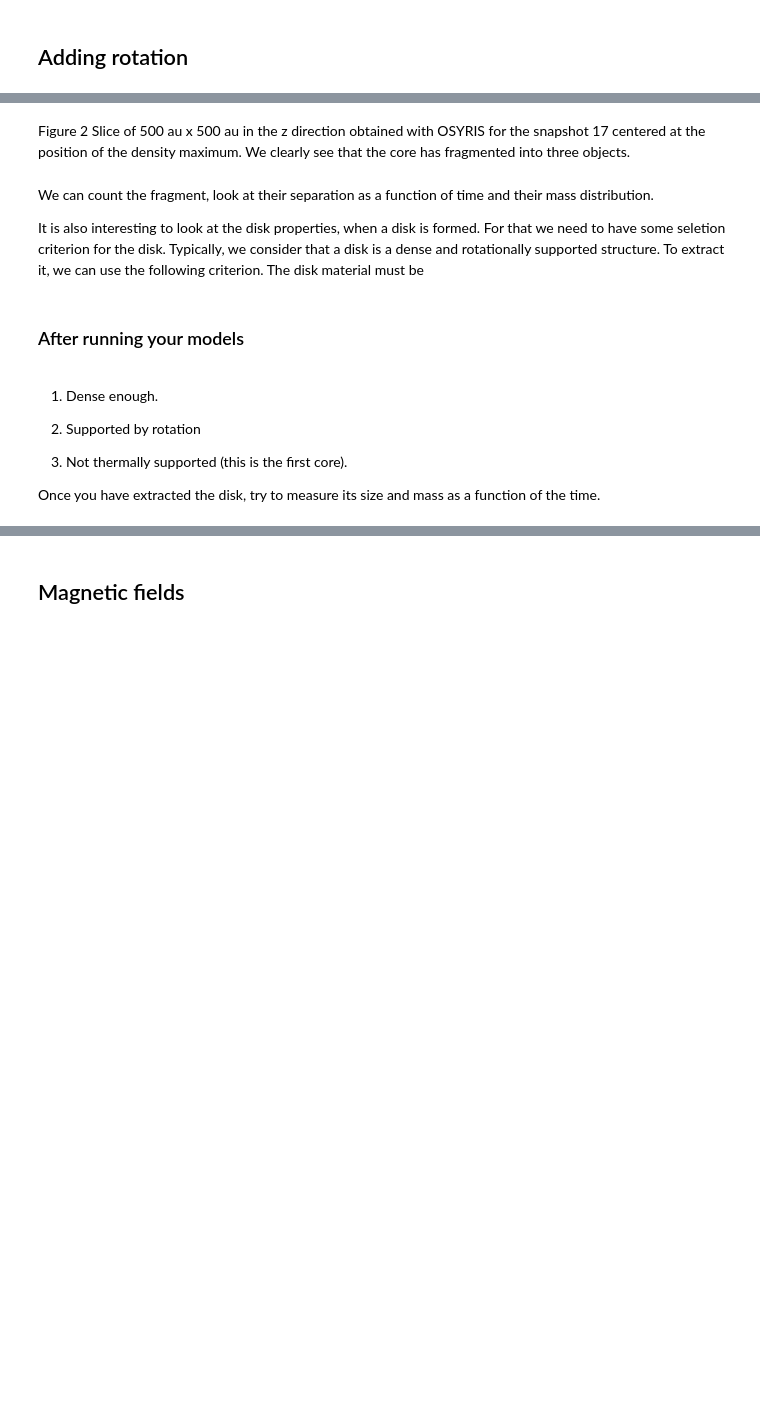
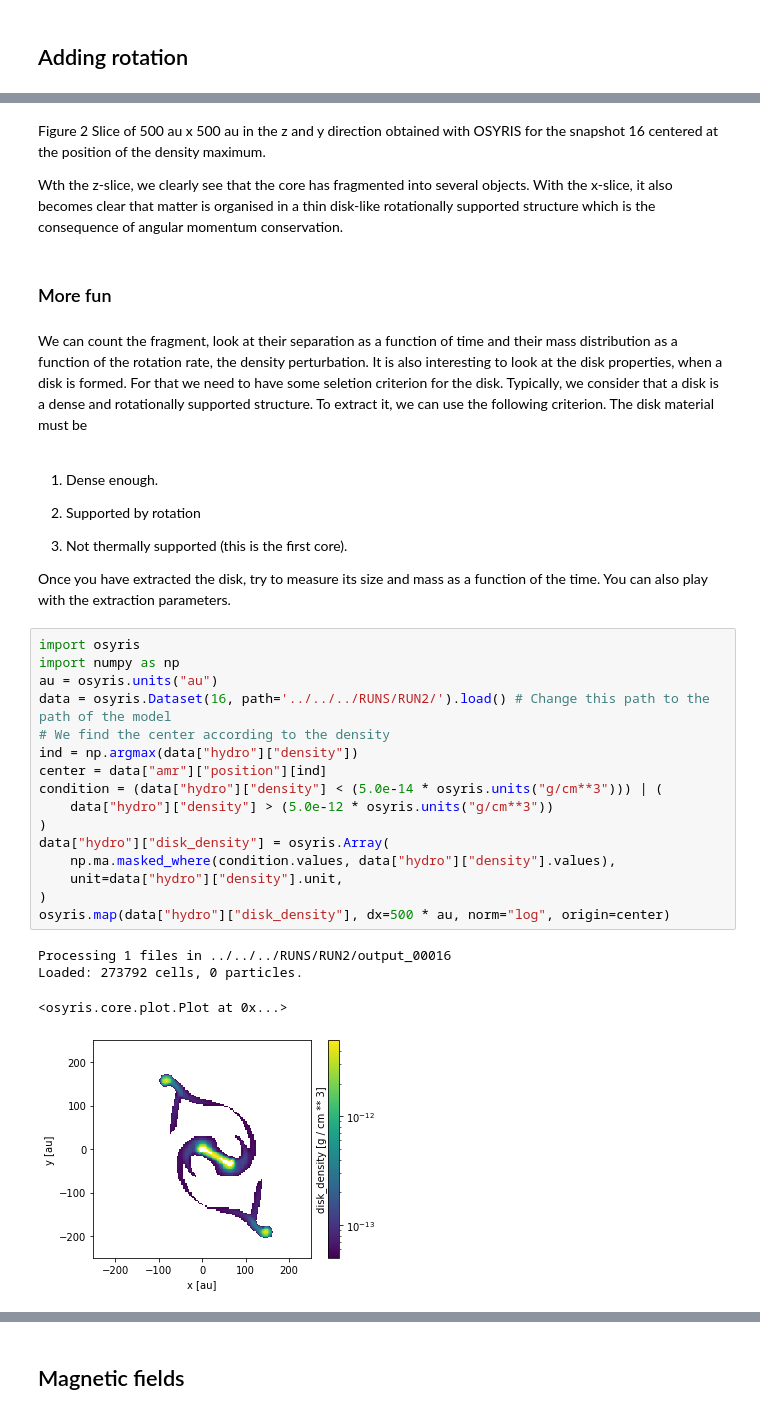
Before and after one commit to blaizot/ramses-tutorials, a Jupyter notebook: Dense-Core-Collapse/dense-core.ipynb, the cells around one changed output, grey strips where cells are left out. Drawn from its saved outputs; the diff is of its cells as text; blank space fills up the shorter version.

```diff
--- a/Dense-Core-Collapse/dense-core.ipynb
+++ b/Dense-Core-Collapse/dense-core.ipynb
@@ -200,12 +239,12 @@ Image("figures/frag.png")
 # %% [markdown]
-Figure 2 Slice of 500 au x 500 au in the z direction obtained with OSYRIS for the snapshot 17 centered at the position
-of the density maximum. We clearly see that the core has fragmented into three objects.
+Figure 2 Slice of 500 au x 500 au in the z and y direction obtained with OSYRIS for the snapshot 16 centered at the position of the density maximum.
+
+Wth the z-slice, we clearly see that the core has fragmented into several objects. With the x-slice, it also becomes clear that matter is organised in a thin disk-like rotationally supported structure which is the consequence of angular momentum conservation.
+# %% [markdown]
+### More fun
 # %% [markdown]
- We can count the fragment, look at their separation as a function of time and their mass distribution.
-
- It is also interesting to look at the disk properties, when a disk is formed. For that we need to have some seletion criterion for the disk. Typically, we consider that a disk is a dense and rotationally supported structure. To extract it, we can use the following criterion. The disk material must be
+We can count the fragment, look at their separation as a function of time and their mass distribution as a function of the rotation rate, the density perturbation.
+It is also interesting to look at the disk properties, when a disk is formed. For that we need to have some seletion criterion for the disk. Typically, we consider that a disk is a dense and rotationally supported structure. To extract it, we can use the following criterion. The disk material must be
-# %% [markdown]
-### After running your models
 # %% [markdown]
 1. Dense enough.
 
@@ -216,4 +255,25 @@ of the density maximum. We clearly see that the core has fragmented into three o
 3.  Not thermally supported (this is the first core).
 
 
-Once you have extracted the disk, try to measure its size and mass as a function of the time.
+Once you have extracted the disk, try to measure its size and mass as a function of the time. You can also play with the extraction parameters.
+# %%
+import osyris
+import numpy as np
+au = osyris.units("au")
+data = osyris.Dataset(16, path='../../../RUNS/RUN2/').load() # Change this path to the path of the model
+# We find the center according to the density
+ind = np.argmax(data["hydro"]["density"])
+center = data["amr"]["position"][ind]
+condition = (data["hydro"]["density"] < (5.0e-14 * osyris.units("g/cm**3"))) | (
+    data["hydro"]["density"] > (5.0e-12 * osyris.units("g/cm**3"))
+)
+data["hydro"]["disk_density"] = osyris.Array(
+    np.ma.masked_where(condition.values, data["hydro"]["density"].values),
+    unit=data["hydro"]["density"].unit,
+)
+osyris.map(data["hydro"]["disk_density"], dx=500 * au, norm="log", origin=center)
+# %% [output]
+Processing 1 files in ../../../RUNS/RUN2/output_00016
+Loaded: 273792 cells, 0 particles.
+<osyris.core.plot.Plot at 0x...>
+[figure, added]
```
Also changed, not shown: parts of 35 cells of this notebook, 2 other files.
